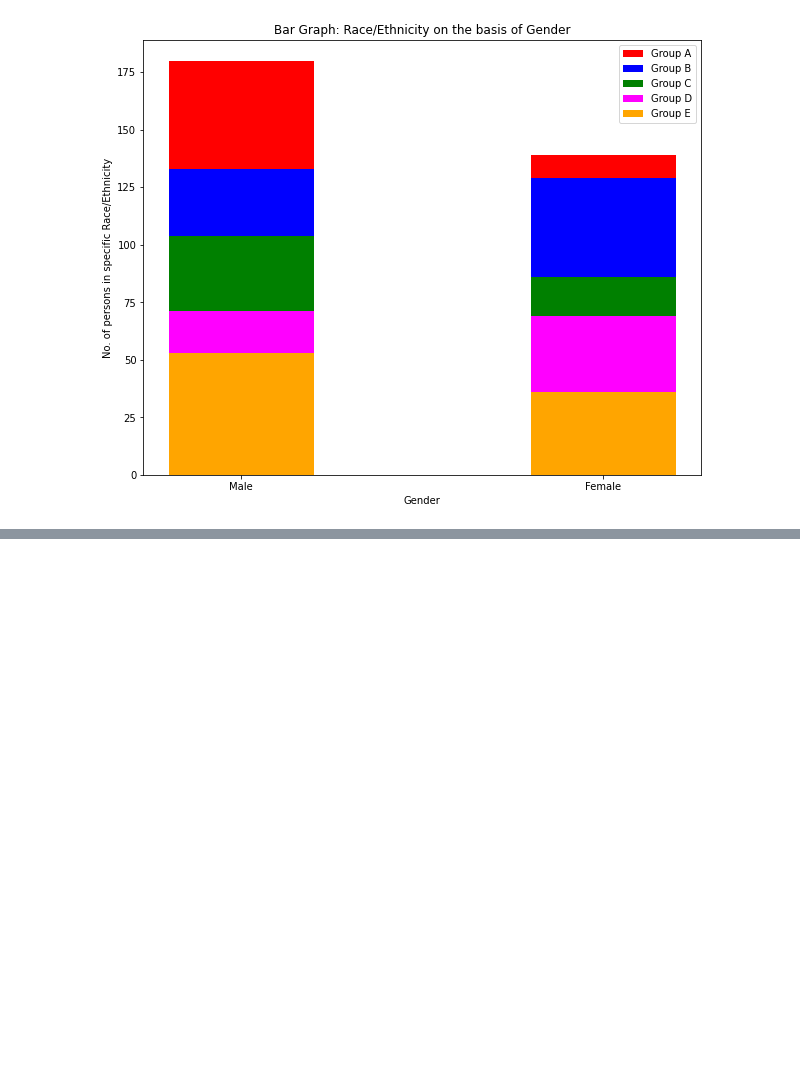
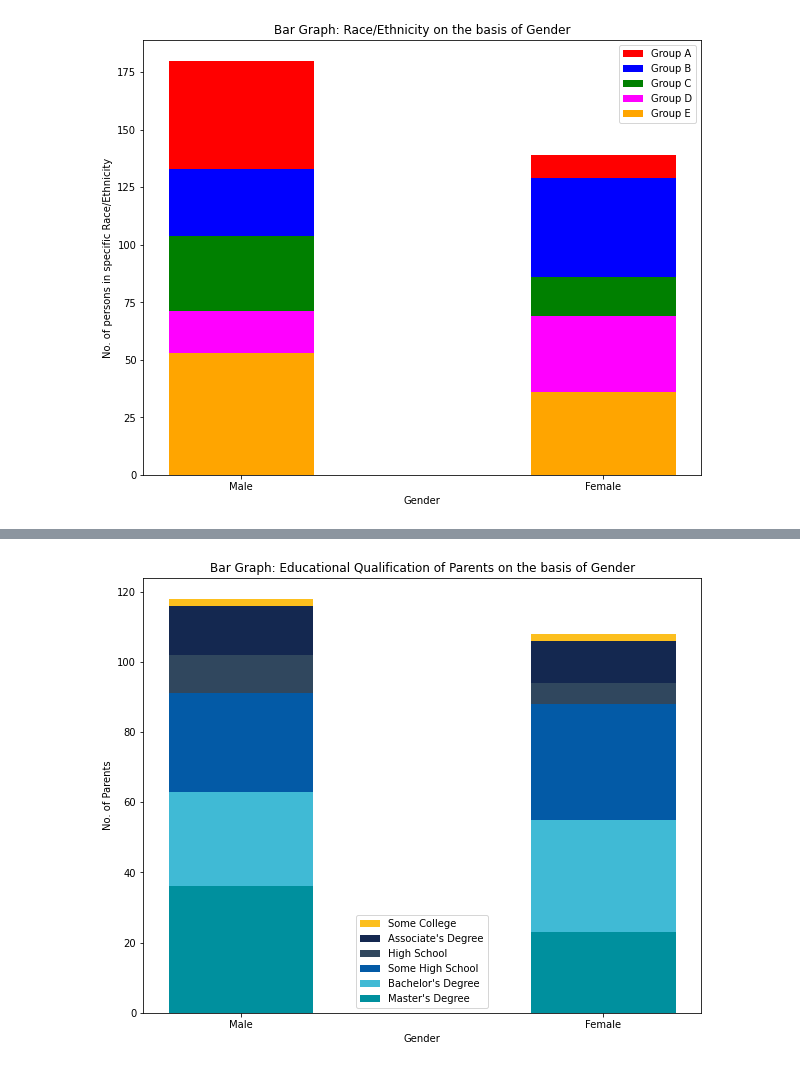
Before and after one commit to vik-sin/Students-Performance, a Jupyter notebook: StudentsPerformance.ipynb, the cells around one changed output, grey strips where cells are left out. Drawn from its saved outputs; the diff is of its cells as text; code cells hidden in the pictures; blank space fills up the shorter version.

```diff
--- a/StudentsPerformance.ipynb
+++ b/StudentsPerformance.ipynb
@@ -281,0 +294,4 @@ plt.show()
+# %%
+x= pd.DataFrame(df['ParentalEducation'].unique())
+x.rename(columns= {0:'ParentalEducation'}, inplace=True)
+x
@@ -281,0 +306,3 @@ plt.show()
+# %%
+lst= [list ( df.loc[df.ParentalEducation==r,'Gender'].value_counts() ) for r in x['ParentalEducation'] ]
+lst
@@ -281,0 +311,4 @@ plt.show()
+# %%
+y= pd.DataFrame(lst)
+y.rename(columns= {0:'Male', 1:'Female'}, inplace=True)
+y
@@ -281,0 +329,5 @@ plt.show()
+# %%
+z= pd.concat([x,y], axis=1)
+z.sort_values(by="Male", inplace=True, ascending=False)
+z.rename(index={1:1, 3:2, 4:3, 5:4, 0:5, 2:6}, inplace= True)
+z
@@ -281,0 +342,19 @@ plt.show()
+# %%
+peMale= [i for i in z['Male']]
+peFemale= [i for i in z['Female']]
+color= ['#fcbf1e', '#142850', '#30475e', '#035aa6','#40bad5', '#00909e', '#dae1e7']
+labels= ['Some College', "Associate's Degree", 'High School', 'Some High School', "Bachelor's Degree", "Master's Degree"]
+n= z.shape[0]
+plt.figure(figsize=(10,8))
+
+for i in range(n):
+  plt.bar(gender[0], peMale[i], color= color[i], width= 0.4)
+  plt.bar(gender[1], peFemale[i], color= color[i], label= labels[i], width= 0.4)
+
+plt.title("Bar Graph: Educational Qualification of Parents on the basis of Gender")
+plt.ylabel("No. of Parents")
+plt.xlabel("Gender")
+plt.legend()
+plt.show()
+# %% [output]
+[figure, added]
```
Also changed, not shown: parts of 10 cells of this notebook.
